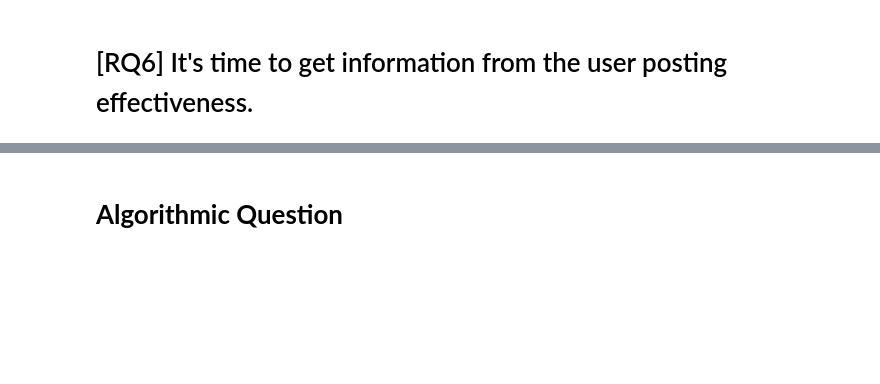
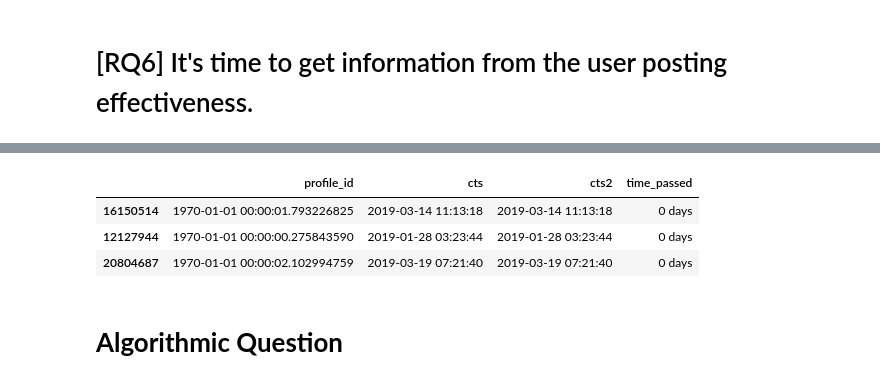
Before and after one commit to PaoloBarba/ADM_HW2, a Jupyter notebook: soukaina_main.ipynb, the cells around one changed output, grey strips where cells are left out. Cells and saved outputs as stored; diff of their text form; code cells hidden in the pictures; blank space fills up the shorter version.

```diff
--- a/soukaina_main.ipynb
+++ b/soukaina_main.ipynb
@@ -188,0 +101,10 @@ Average time before publishing another post is:  33 days 04:45:21.097663472
+# %%
+time = pd.DataFrame(posts[['profile_id','cts']])
+
+time[['profile_id','cts']] = time[['profile_id','cts']].apply(pd.to_datetime)
+time1=time.sort_values(by=['cts', 'profile_id'])
+timepass=time1.assign(cts2=time1.groupby('profile_id').cts.shift(-1))
+timepass = pd.DataFrame(timepass[['profile_id','cts','cts2']])
+timepass['time_passed'] = timepass['cts2'] - timepass['cts']
+print('Average time before publishing another post is: ',timepass['time_passed'].mean())
+timepass.head(10)
@@ -189,5 +127,13 @@ Average time before publishing another post is:  33 days 04:45:21.097663472
 # %%
 #Plot the top 3 users that publish posts more frequently (calculate the average time that passes between posts), including their amount of followers and following. Provide insights from that chart.
+
+timepass2=timepass.sort_values(by=['time_passed'])
+timepass2.head(3)
+# %% [output]
+|  | profile_id | cts | cts2 | time_passed |
+| 16150514 | 1970-01-01 00:00:01.793226825 | 2019-03-14 11:13:18 | 2019-03-14 11:13:18 | 0 days |
+| 12127944 | 1970-01-01 00:00:00.275843590 | 2019-01-28 03:23:44 | 2019-01-28 03:23:44 | 0 days |
+| 20804687 | 1970-01-01 00:00:02.102994759 | 2019-03-19 07:21:40 | 2019-03-19 07:21:40 | 0 days |
 # %%
 #Using the function you previously coded, plot the time intervals with the highest average number of “likes” and the ones with the highest average number of comments on posts.
 
```
Also changed, not shown: parts of 9 cells of this notebook.
